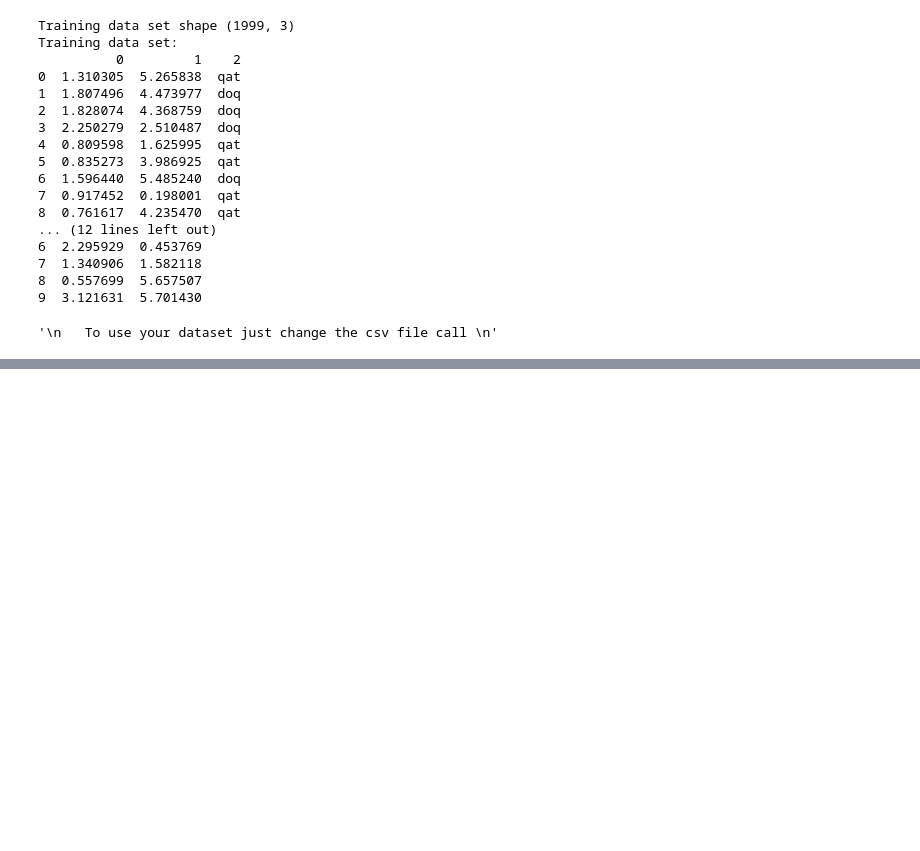
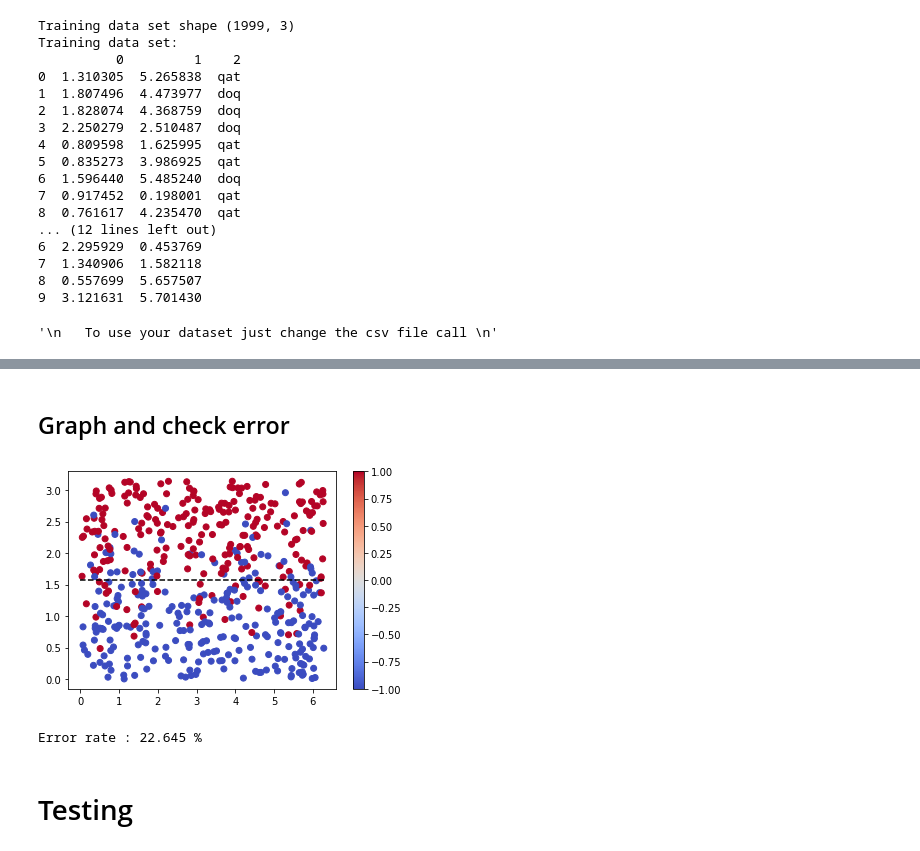
Before and after one commit to Quantronauts/qhack21, a Jupyter notebook: hackaton/qats_doqs.ipynb, the cells around one changed output, grey strips where cells are left out. Saved outputs shown, nothing was run; the diff lists cells and outputs as text; code cells hidden in the pictures; blank space fills up the shorter version.

```diff
--- a/hackaton/qats_doqs.ipynb
+++ b/hackaton/qats_doqs.ipynb
@@ -88,2 +188,20 @@ Training data set:
+# %% [markdown]
+## Graph and check error
+# %%
+if len(prediction) == 3:
+    plt.scatter(prediction[1], prediction[0], c=prediction[2], cmap="coolwarm")
+    plt.plot([0,2*np.pi], [np.pi/2, np.pi/2], linestyle='--', c='#000000')
+    plt.colorbar()
+else:
+    fig = plt.figure().gca(projection='3d')
+    fig.scatter(prediction[0], prediction[1], prediction[2], c=prediction[3], cmap="coolwarm")
+plt.show()
+
+print("Error rate : {} %".format(round(error_rate / len(prediction[0]) * 100, 3)))
+# %% [output]
+[figure, added]
+Error rate : 22.645 %
+# %% [markdown]
+# Testing
 # %%
 print("##################################################################\n"
```
Also changed, not shown: parts of 10 cells of this notebook.
